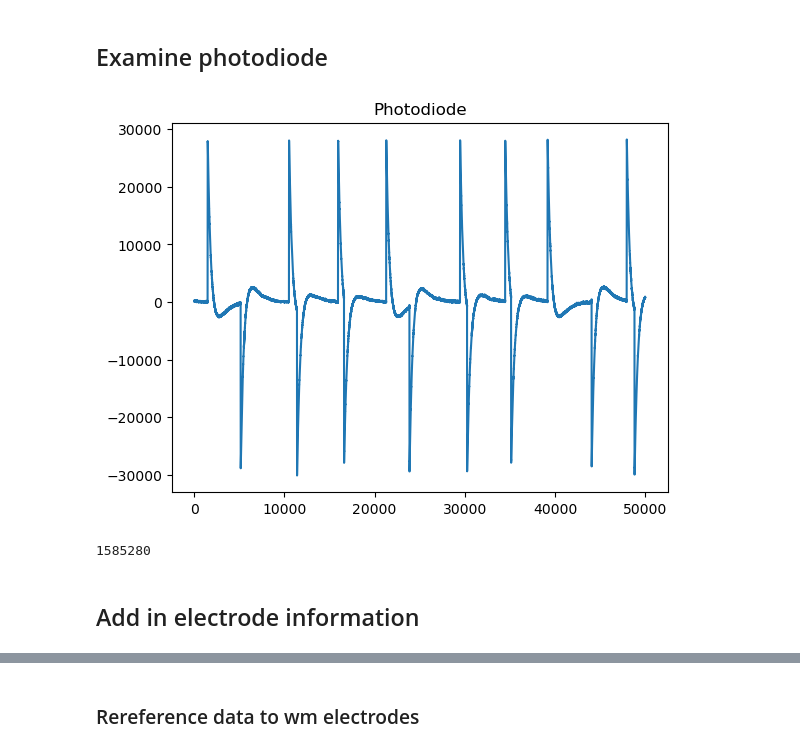
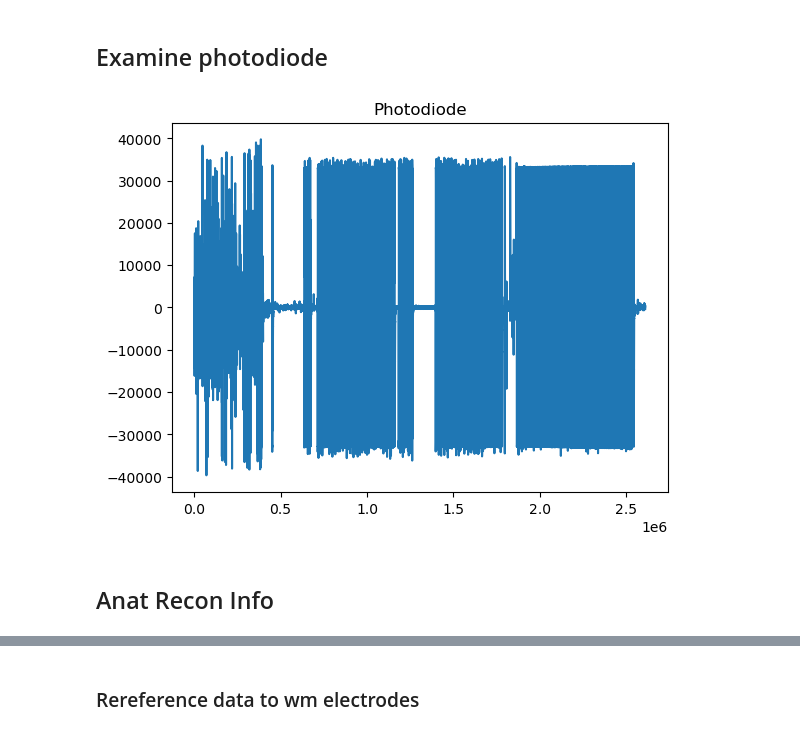
Before and after one commit to aliefink/swb_ieeg, a Jupyter notebook: scripts/single_subj_preprocess/DA11_preprocess.ipynb, the cells around one changed output, grey strips where cells are left out. Drawn from its saved outputs; the diff is of its cells as text; code cells hidden in the pictures.

Commit message:
Finished Preprocessing SWB subj for CPC conference
- wm rereferencing
- manual examination of channels
- photodiode saving

```diff
--- a/scripts/single_subj_preprocess/DA11_preprocess.ipynb
+++ b/scripts/single_subj_preprocess/DA11_preprocess.ipynb
@@ -364,14 +147,0 @@ eeg_names = None
-# %%
-### removing extraneous numbering from channel names
-
-# per Shawn, MSSM data seems to sometime have a "_0000.ncs" to "_9999.ncs" appended to the end of real data
-pattern = re.compile(r"_\d{4}\.ncs")  # regex pattern to match "_0000.ncs" to "_9999.ncs"
-ncs_files = [x for x in glob(f'{load_path}/*.ncs') if re.search(pattern, x)]
-# just in case this changes in the future:
-if len(ncs_files) == 0:
-    ncs_files = glob(f'{load_path}/*.ncs')
-    if not seeg_names:
-        seeg_names = [x.split('/')[-1].replace('.ncs','') for x in glob(f'{load_path}/[R,L]*.ncs')]
-else:
-    if not seeg_names:
-        seeg_names = [x.split('/')[-1].replace('.ncs','').split('_')[0] for x in glob(f'{load_path}/[R,L]*.ncs') if re.search(pattern, x)]
@@ -442,0 +148,8 @@ ch_name
+# %%
+ch_file_dict = {} #dictionary mapping electrode name to the its 2 corresponding data files
+
+for ch in chan_names:
+    ch_files = [f for f in ncs_files if ch == f.split('/')[-1].replace('.ncs','').split('_')[0]] #was saving ch 10 with ch 1 before
+    ch_file_dict[ch]=ch_files
+
+ch_file_dict
@@ -442,0 +174,5 @@ ch_name
+# %%
+ch_file_counts = {}
+
+for ch in ch_file_dict:
+    ch_file_counts[ch] = len(ch_file_dict[ch])
@@ -448,7 +327,7 @@ mne_data_resampled = []
 
 for sr in np.unique(srs):
     ch_ix = np.where(srs==sr)[0].astype(int)
-    info = mne.create_info([x for ix, x in enumerate(ch_name) if ix in ch_ix], sr, [x for ix, x in enumerate(ch_type) if ix in ch_ix])
+    info = mne.create_info([x for ix, x in enumerate(ch_name) if ix in ch_ix], sr)
     mne_data_temp = mne.io.RawArray([x for ix, x in enumerate(signals) if ix in ch_ix], info)
     if sr != target_sr:
         # resample down to one sample rate
@@ -510,15 +428,9 @@ mne_data.notch_filter(freqs=(60, 120, 180, 240))
 ## Examine photodiode
 # %%
 # Sanity check the photodiode
-trig_ix = mne_data.ch_names.index('Photodiode')
-plt.plot(mne_data._data[trig_ix, 800000:850000]) #hopefully
+trig_ix = mne_data.ch_names.index('photodiode')
+plt.plot(mne_data._data[trig_ix,]) #hopefully
 plt.title("Photodiode")
 plt.show()
 # %% [output]
-[figure, old version]
+[figure, new version]
-# %%
-len(mne_data._data[trig_ix])
-# %% [output]
-1585280
-# %% [markdown]
-## Add in electrode information
@@ -527,0 +439,2 @@ mne_data.rename_channels(new_name_dict)
+# %% [markdown]
+## Anat Recon Info
```
Also changed, not shown: parts of 130 cells of this notebook, 3 other files.
